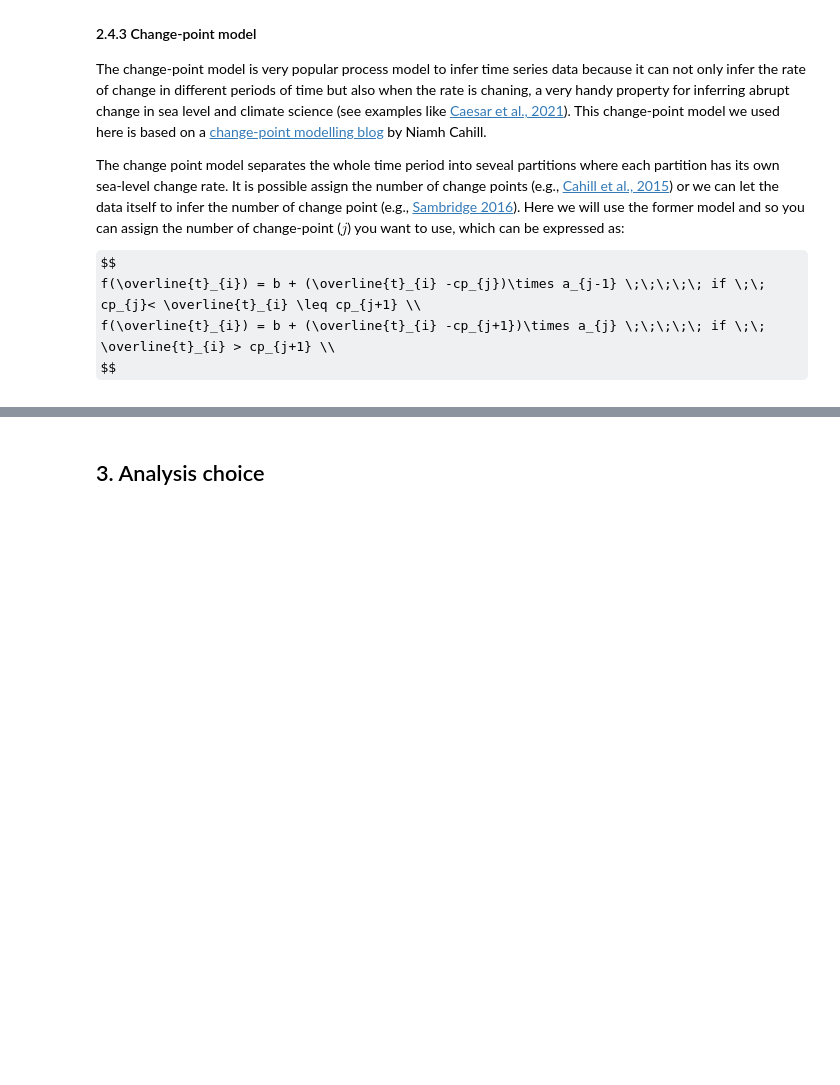
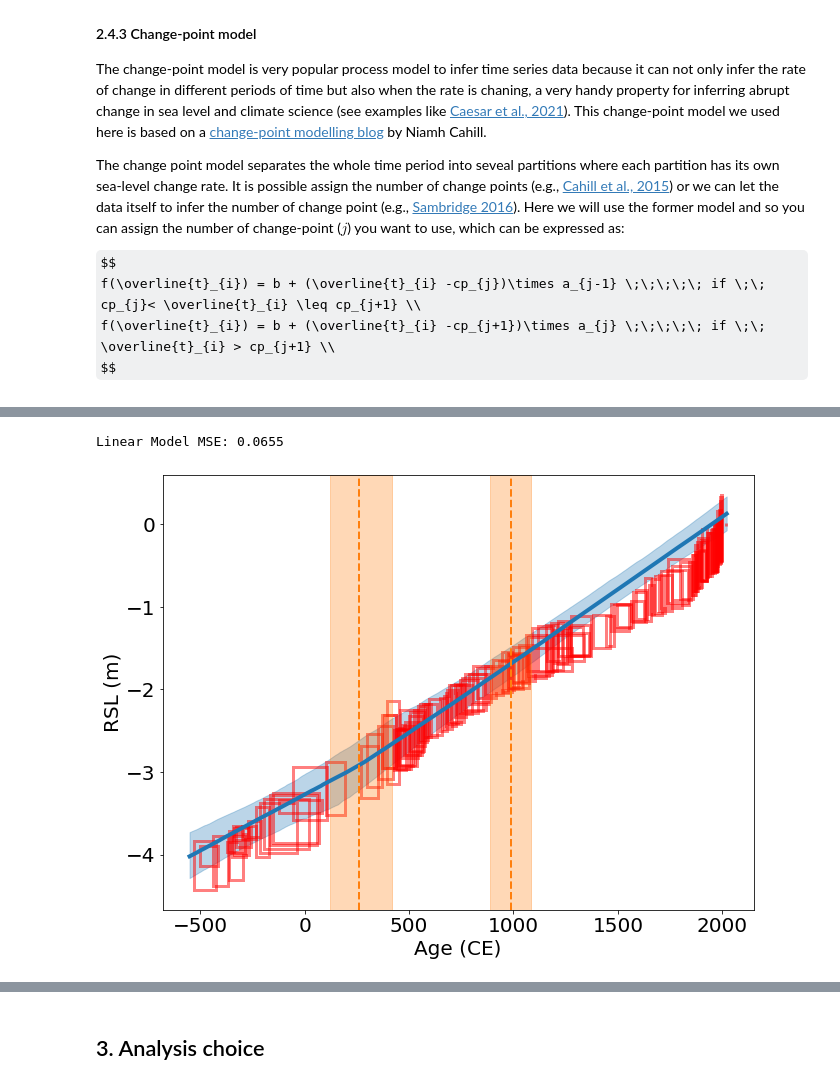
Before and after one commit to radical-collaboration/PaleoSTeHM, a Jupyter notebook: Tutorials/1. Introduction/Paleo_STeHM_intro.ipynb, the cells around one changed output, grey strips where cells are left out. Saved outputs shown, nothing was run; the diff lists cells and outputs as text; code cells hidden in the pictures; some formulas as TeX source; blank space fills up the shorter version.

```diff
--- a/Tutorials/1. Introduction/Paleo_STeHM_intro.ipynb
+++ b/Tutorials/1. Introduction/Paleo_STeHM_intro.ipynb
@@ -523,0 +596,28 @@ tensor([135, 113, 131, 133, 132, 114, 134, 125, 115, 129, 116, 108, 128, 104,
+# %%
+posterior = get_change_point_posterior(guide,1000)
+forward_x = torch.arange(-550,2025,5)
+change_point_pred = np.zeros([1000,len(forward_x)])
+for i in range(1000):
+    change_point_pred[i,:] = PSTHM.change_point_forward(num_change_points,posterior['cp'][i],forward_x[:,None],posterior['a'][i],posterior['b'][i])
+
+change_point_pred_2p5,change_point_pred_50,change_point_pred_97p5 = np.percentile(change_point_pred,[2.5,50,97.5],axis=0)
+# %%
+
+plt.figure(figsize=(36,8))
+ax = plt.subplot(131)
+PSTHM.plot_uncertainty_boxes(X,y, x_sigma*2,y_sigma*2,ax=ax)
+plt.plot(forward_x,change_point_pred_50,'C0',linewidth=4,label='Mean change point model')
+plt.fill_between(forward_x,change_point_pred_2p5,change_point_pred_97p5,color='C0',alpha=0.3,label='95 CI')
+
+for i in range(posterior['cp'].shape[1]):
+    cp_2p5,cp_50,cp_97p5 = np.percentile(posterior['cp'][:,i],[2.5,50,97.5])
+    plt.axvline(cp_50,color='C1',linestyle='--',linewidth=2)
+    plt.axvspan(cp_2p5,cp_97p5,color='C1',alpha=0.3)
+
+
+f_cp = interpolate.interp1d(forward_x,change_point_pred_50)
+cp_prediction = f_cp(X)
+print('Linear Model MSE: {:4.4f}'.format(PSTHM.cal_MSE(y.detach().numpy(),cp_prediction)));
+# %% [output]
+Linear Model MSE: 0.0655
+[figure, added]
```
Also changed, not shown: parts of 10 cells of this notebook, 1 other file.
